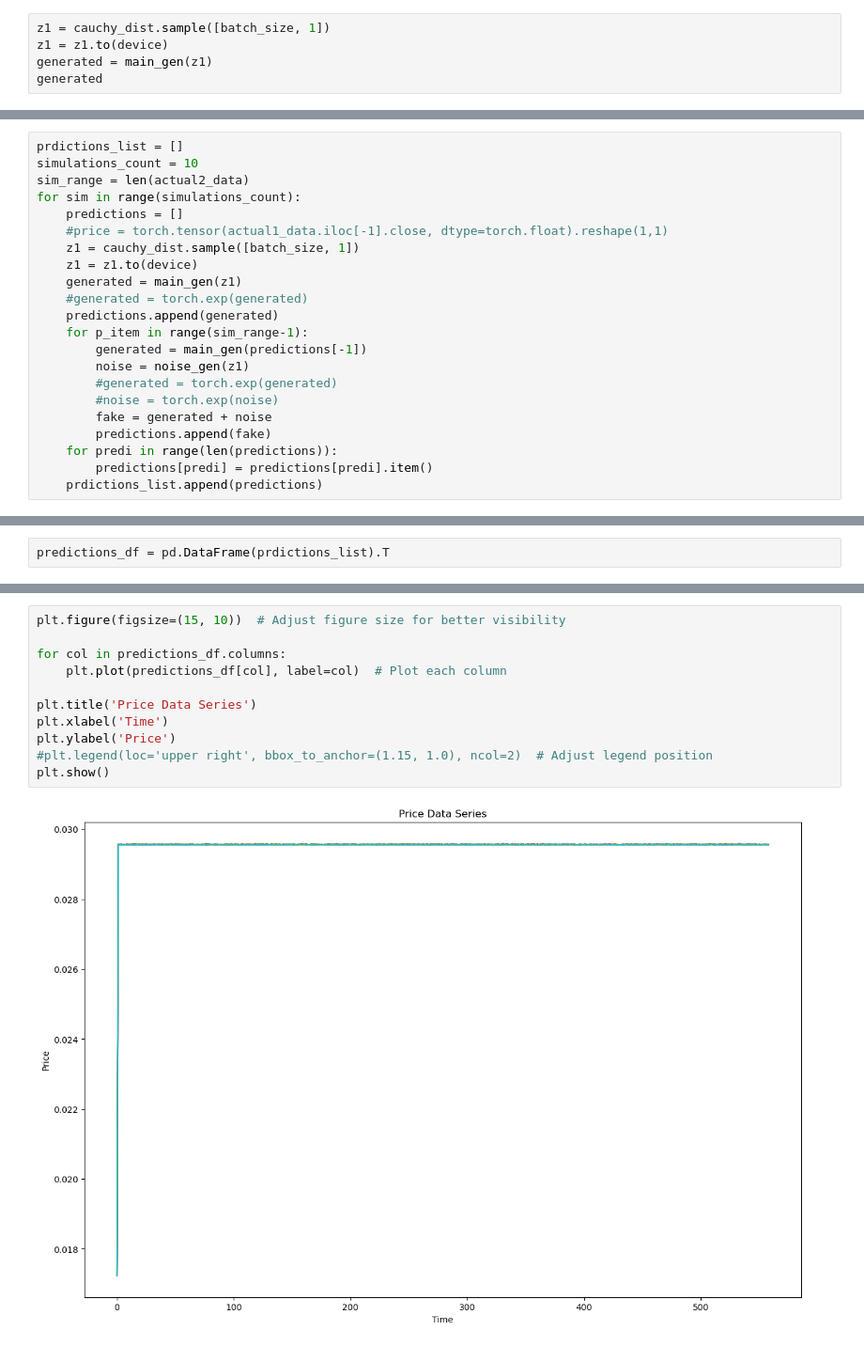
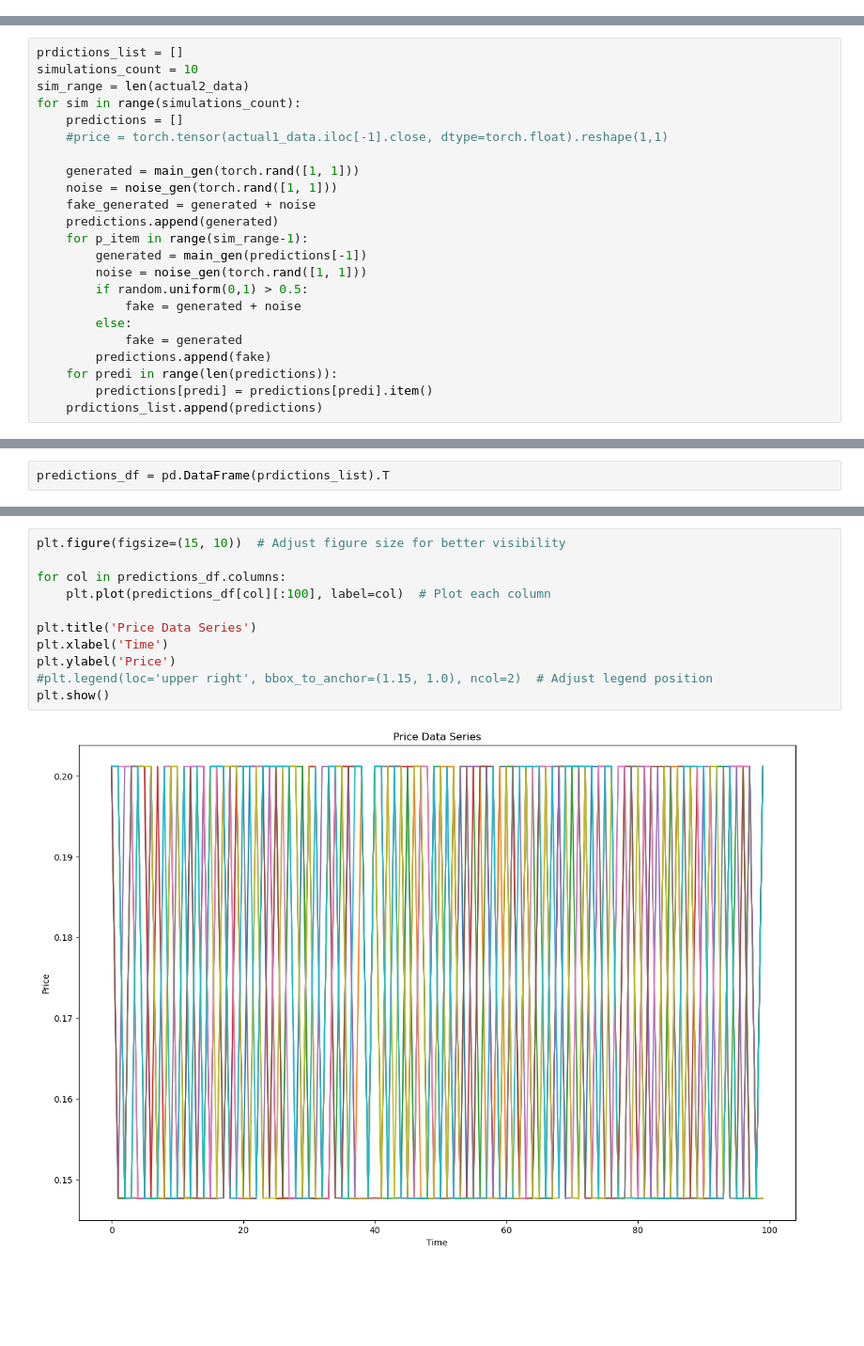
Before and after one commit to artaasd95/price-tail-risk-sim, a Jupyter notebook: gan-tail-price-sim.ipynb, the cells around one changed output, grey strips where cells are left out. Shown at 94% size. Cells and saved outputs as stored; diff of their text form; blank space fills up the shorter version.

```diff
--- a/gan-tail-price-sim.ipynb
+++ b/gan-tail-price-sim.ipynb
@@ -71,8 +82,3 @@ for idx in range(len(actual1_data)):
     log_disc_out = F.log_softmax(disc_out , dim=0)
 # %%
 cauchy_dist = torch.distributions.cauchy.Cauchy(loc=0, scale=0.5)
-# %%
-z1 = cauchy_dist.sample([batch_size, 1])
-z1 = z1.to(device)
-generated = main_gen(z1)
-generated
@@ -101,17 +89,18 @@ sim_range = len(actual2_data)
 for sim in range(simulations_count):
     predictions = []
     #price = torch.tensor(actual1_data.iloc[-1].close, dtype=torch.float).reshape(1,1)
-    z1 = cauchy_dist.sample([batch_size, 1])
-    z1 = z1.to(device)
-    generated = main_gen(z1)
-    #generated = torch.exp(generated)
+
+    generated = main_gen(torch.rand([1, 1]))
+    noise = noise_gen(torch.rand([1, 1]))
+    fake_generated = generated + noise
     predictions.append(generated)
     for p_item in range(sim_range-1):
         generated = main_gen(predictions[-1])
-        noise = noise_gen(z1)
-        #generated = torch.exp(generated)
-        #noise = torch.exp(noise)
-        fake = generated + noise
+        noise = noise_gen(torch.rand([1, 1]))
+        if random.uniform(0,1) > 0.5:
+            fake = generated + noise
+        else:
+            fake = generated
         predictions.append(fake)
     for predi in range(len(predictions)):
         predictions[predi] = predictions[predi].item()
@@ -152,13 +132,13 @@ predictions_df.plot().
 # %%
 plt.figure(figsize=(15, 10))  # Adjust figure size for better visibility
 
 for col in predictions_df.columns:
-    plt.plot(predictions_df[col], label=col)  # Plot each column
+    plt.plot(predictions_df[col][:100], label=col)  # Plot each column
 
 plt.title('Price Data Series')
 plt.xlabel('Time')
 plt.ylabel('Price')
 #plt.legend(loc='upper right', bbox_to_anchor=(1.15, 1.0), ncol=2)  # Adjust legend position
 plt.show()
 # %% [output]
-[figure, old version]
+[figure, new version]
```
Also changed, not shown: parts of 10 cells of this notebook, 1 other file.
